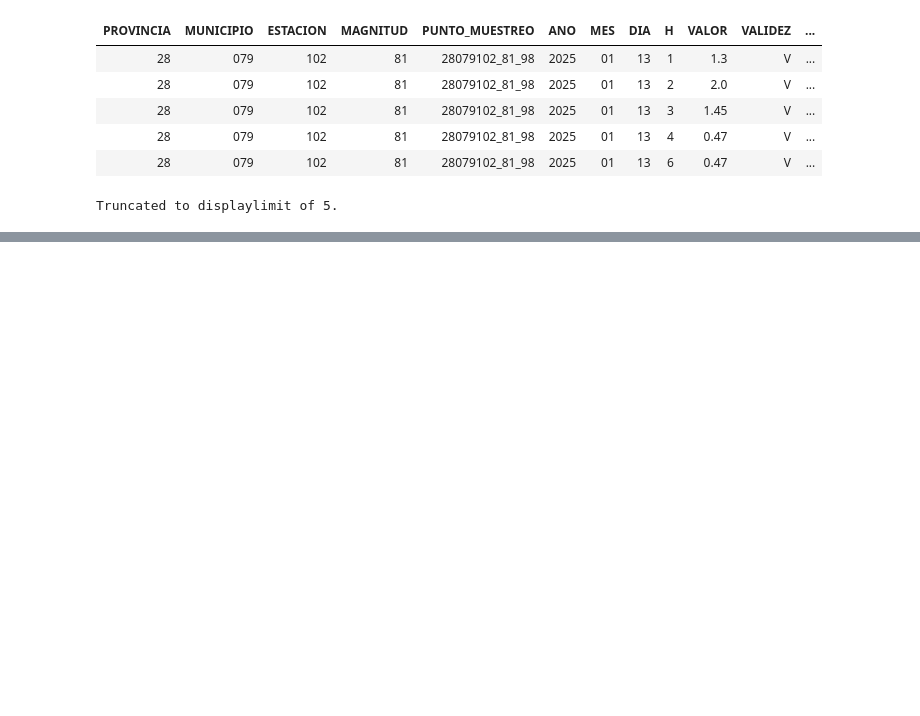
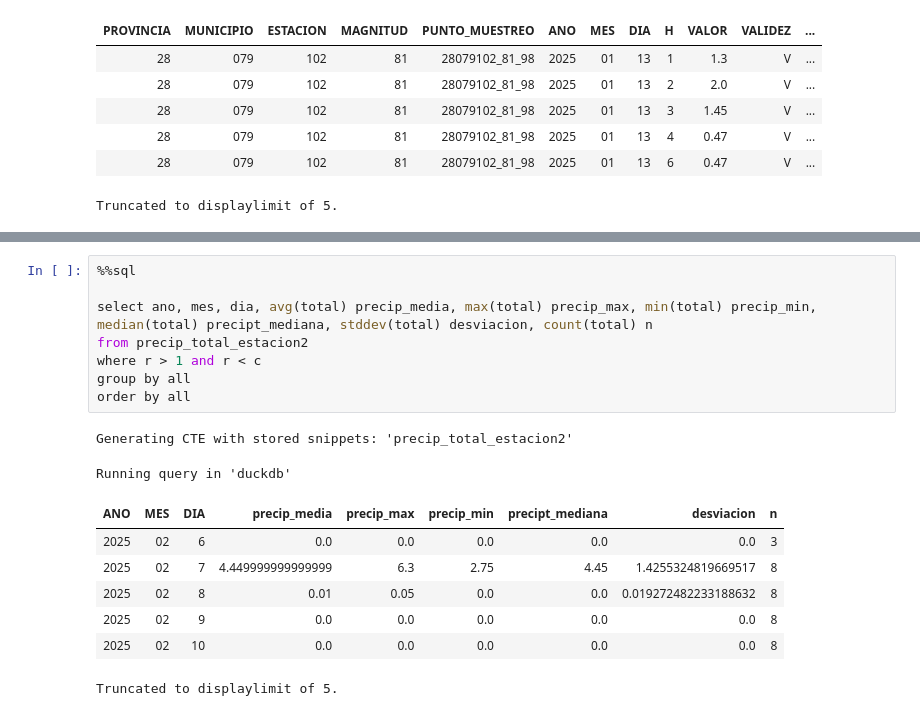
Before and after one commit to jcaubin/codespaces-jupyter_dam_01, a Jupyter notebook: notebooks/pato_precipitaciones.ipynb, the cells around one changed output, grey strips where cells are left out. Saved outputs shown, nothing was run; the diff lists cells and outputs as text; blank space fills up the shorter version.

```diff
--- a/notebooks/pato_precipitaciones.ipynb
+++ b/notebooks/pato_precipitaciones.ipynb
@@ -75,0 +86,18 @@ Running query in 'duckdb'
+# %%
+%%sql
+
+select ano, mes, dia, avg(total) precip_media, max(total) precip_max, min(total) precip_min, median(total) precipt_mediana, stddev(total) desviacion, count(total) n
+from precip_total_estacion2
+where r > 1 and r < c
+group by all
+order by all
+# %% [output]
+Generating CTE with stored snippets: 'precip_total_estacion2'
+Running query in 'duckdb'
+| ANO | MES | DIA | precip_media | precip_max | precip_min | precipt_mediana | desviacion | n |
+| 2025 | 02 | 6 | 0.0 | 0.0 | 0.0 | 0.0 | 0.0 | 3 |
+| 2025 | 02 | 7 | 4.449999999999999 | 6.3 | 2.75 | 4.45 | 1.4255324819669517 | 8 |
+| 2025 | 02 | 8 | 0.01 | 0.05 | 0.0 | 0.0 | 0.019272482233188632 | 8 |
+| 2025 | 02 | 9 | 0.0 | 0.0 | 0.0 | 0.0 | 0.0 | 8 |
+| 2025 | 02 | 10 | 0.0 | 0.0 | 0.0 | 0.0 | 0.0 | 8 |
+Truncated to displaylimit of 5.
```
Also changed, not shown: parts of 12 cells of this notebook, 3 other files.
